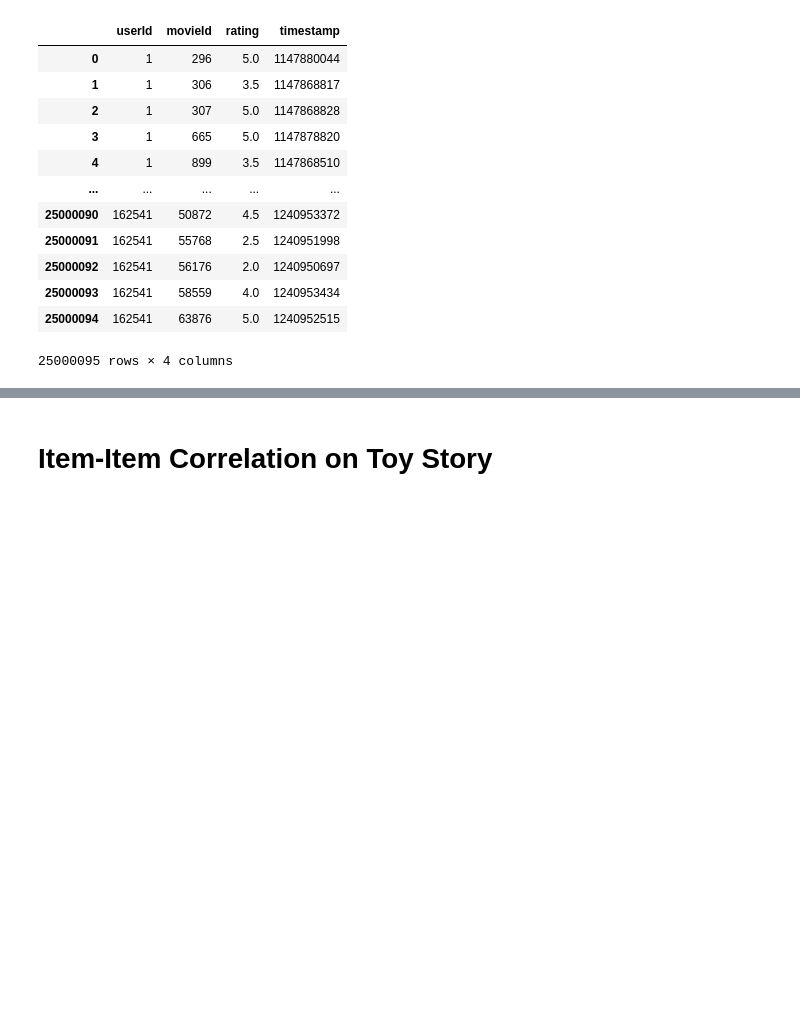
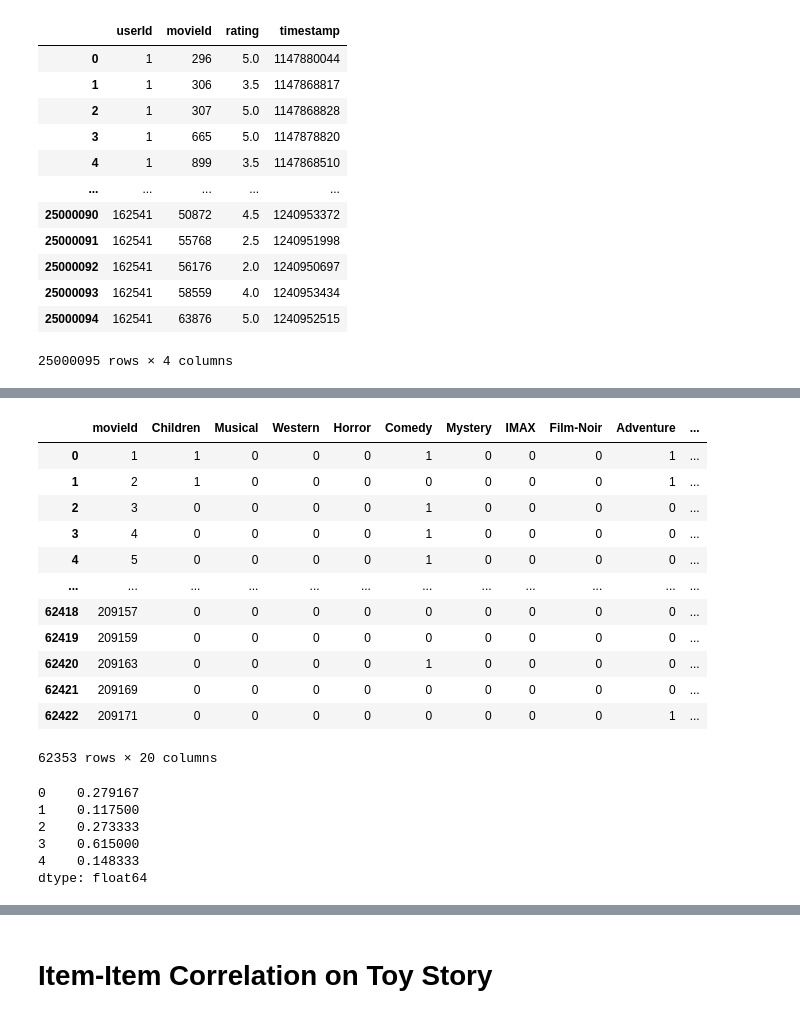
Before and after one commit to jeremylee73/bestclass-recommender, a Jupyter notebook: MovieLens Experimentation.ipynb, the cells around one changed output, grey strips where cells are left out. Saved outputs shown, nothing was run; the diff lists cells and outputs as text; code cells hidden in the pictures; blank space fills up the shorter version.

```diff
--- a/MovieLens Experimentation.ipynb
+++ b/MovieLens Experimentation.ipynb
@@ -320,0 +384,30 @@ ratings
+# %%
+# Get genres of movies user hasn't watched
+genreTable = movies[["movieId"] + list(all_genres)]
+genreTable = genreTable[~genreTable.movieId.isin(movie_ids)]
+genreTable
+# %% [output]
+|  | movieId | Children | Musical | Western | Horror | Comedy | Mystery | IMAX | Film-Noir | Adventure | ... |
+| 0 | 1 | 1 | 0 | 0 | 0 | 1 | 0 | 0 | 0 | 1 | ... |
+| 1 | 2 | 1 | 0 | 0 | 0 | 0 | 0 | 0 | 0 | 1 | ... |
+| 2 | 3 | 0 | 0 | 0 | 0 | 1 | 0 | 0 | 0 | 0 | ... |
+| 3 | 4 | 0 | 0 | 0 | 0 | 1 | 0 | 0 | 0 | 0 | ... |
+| 4 | 5 | 0 | 0 | 0 | 0 | 1 | 0 | 0 | 0 | 0 | ... |
+| ... | ... | ... | ... | ... | ... | ... | ... | ... | ... | ... | ... |
+| 62418 | 209157 | 0 | 0 | 0 | 0 | 0 | 0 | 0 | 0 | 0 | ... |
+| 62419 | 209159 | 0 | 0 | 0 | 0 | 0 | 0 | 0 | 0 | 0 | ... |
+| 62420 | 209163 | 0 | 0 | 0 | 0 | 1 | 0 | 0 | 0 | 0 | ... |
+| 62421 | 209169 | 0 | 0 | 0 | 0 | 0 | 0 | 0 | 0 | 0 | ... |
+| 62422 | 209171 | 0 | 0 | 0 | 0 | 0 | 0 | 0 | 0 | 1 | ... |
+62353 rows × 20 columns
+# %%
+#Multiply the genres by the weights and then take the weighted average
+recommendationTable_df = ((genreTable.iloc[:, 1:]*userProfile).sum(axis=1))/(userProfile.sum())
+recommendationTable_df.head()
+# %% [output]
+0    0.279167
+1    0.117500
+2    0.273333
+3    0.615000
+4    0.148333
+dtype: float64
```
Also changed, not shown: parts of 10 cells of this notebook.
